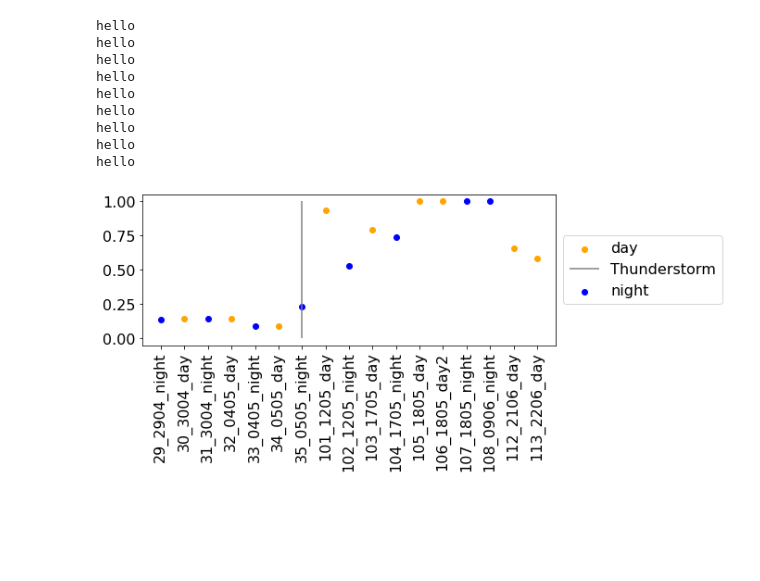
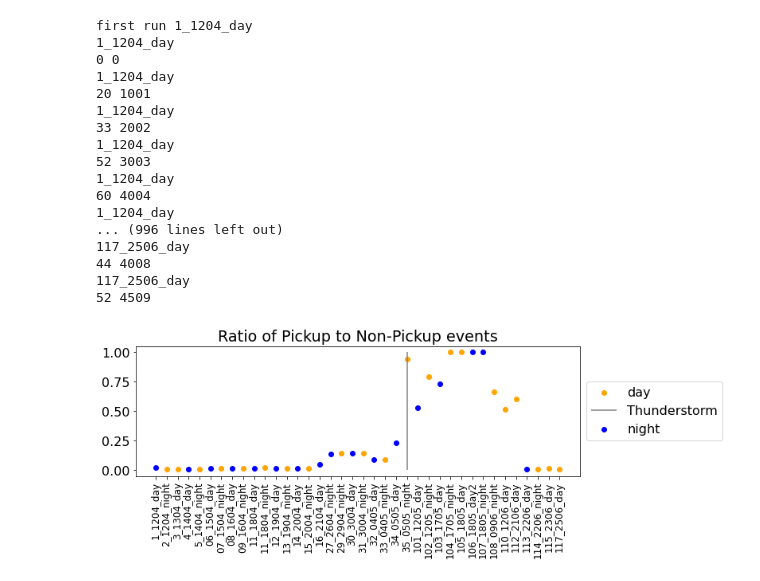
Before and after one commit to andi-matter/bachelor, a Jupyter notebook: weirdEventTimeline.ipynb, the cells around one changed output. Cells and saved outputs as stored; diff of their text form; code cells hidden in the pictures; blank space fills up the shorter version.

Commit message:
29.06.2021 "fixed" event mixing in waveforms. maybe.

```diff
--- a/weirdEventTimeline.ipynb
+++ b/weirdEventTimeline.ipynb
@@ -49,10 +49,13 @@ fileNumber = 0
 weirdCounter = 0
 totalCounter = 0
 ratio = 0
-#print(runBefore)
+print("first run", runBefore)
 
-for i, run in enumerate(df["Runname"]):
+for i, run in enumerate(df["Runname"][:]):
 
+    #print(totalCounter)
+    print(run)
+    print(weirdCounter, totalCounter)
 
     if run == runBefore:
         fileNumber += 1
@@ -62,45 +65,71 @@ for i, run in enumerate(df["Runname"]):
     else:
         #print(run)
         ratio = (weirdCounter*1.0)/totalCounter
-        data = [run, weirdCounter, totalCounter, ratio]
+        data = [runBefore, weirdCounter, totalCounter, ratio]
+        print(data)
         if "day" in run:
             summedDataDay = summedDataDay.append(dict(zip(summedDataDay.columns, data)),
             ignore_index=True)
-            summedDataNight = summedDataNight.append(dict(zip(summedDataDay.columns, [run,None,None,None])), ignore_index=True)
+            summedDataNight = summedDataNight.append(dict(zip(summedDataDay.columns, [runBefore,None,None,None])), ignore_index=True)
         else:
             summedDataNight = summedDataNight.append(dict(zip(summedDataDay.columns, data)), ignore_index=True)
-            summedDataDay = summedDataDay.append(dict(zip(summedDataDay.columns, [run,None,None,None])), ignore_index=True)
-        runBefore = run
+            summedDataDay = summedDataDay.append(dict(zip(summedDataDay.columns, [runBefore,None,None,None])), ignore_index=True)
+
         fileNumber = 0
         weirdCounter = 0
         totalCounter = 0
         ratio = 0
 
+        fileNumber += 1
+        weirdCounter += df["weird"][i]
+        totalCounter += df["total"][i]
+        runBefore = run
+
   #  print(weirdCounter)
   #  print(fileNumber)
+
+ratio = (weirdCounter*1.0)/totalCounter
+data = [runBefore, weirdCounter, totalCounter, ratio]
+
+if "day" in run:
+    summedDataDay = summedDataDay.append(dict(zip(summedDataDay.columns, data)),
+        ignore_index=True)
+    summedDataNight = summedDataNight.append(dict(zip(summedDataDay.columns, [runBefore,None,None,None])), ignore_index=True)
+else:
+    summedDataNight = summedDataNight.append(dict(zip(summedDataDay.columns, data)), ignore_index=True)
+    summedDataDay = summedDataDay.append(dict(zip(summedDataDay.columns, [runBefore,None,None,None])), ignore_index=True)
 # %% [output]
-hello
-hello
-hello
-hello
-hello
-hello
-hello
-hello
-hello
+first run 1_1204_day
+1_1204_day
+0 0
+1_1204_day
+20 1001
+1_1204_day
+33 2002
+1_1204_day
+52 3003
+1_1204_day
+60 4004
+1_1204_day
+... (996 lines left out)
+117_2506_day
+44 4008
+117_2506_day
+52 4509
 # %%
-plt.figure(figsize=(8,3))
+plt.figure(figsize=(10,3))
+plt.title("Ratio of Pickup to Non-Pickup events")
 
 
 plt.scatter(summedDataDay["Runname"], summedDataDay["ratio"], label="day", c="orange")
 plt.vlines("35_0505_night", 0, 1, colors="grey", label="Thunderstorm")
 plt.scatter(summedDataNight["Runname"], summedDataNight["ratio"], label="night", c="blue")
 
 plt.legend(loc='center left', bbox_to_anchor=(1, 0.5))
 degrees = 90
 
-plt.xticks(rotation=degrees)
+plt.xticks(fontsize=12, rotation=degrees)
 plt.show()
 # %% [output]
-[figure, old version]
+[figure, new version]
 # %%
```
Also changed, not shown: parts of 3 cells of this notebook, 7 other files.
